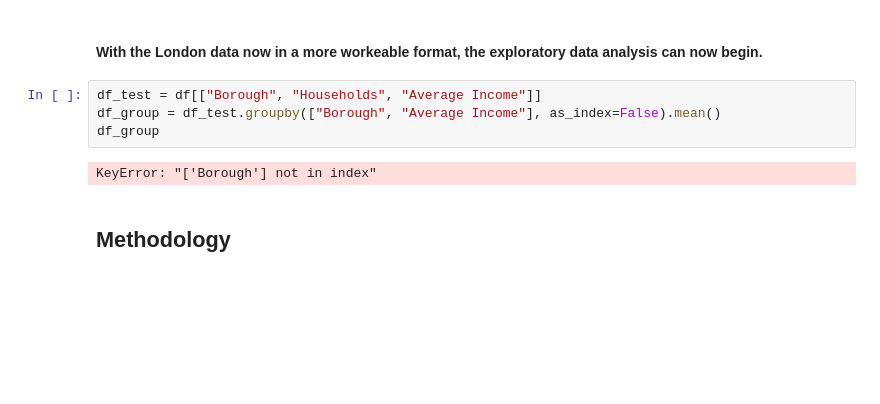
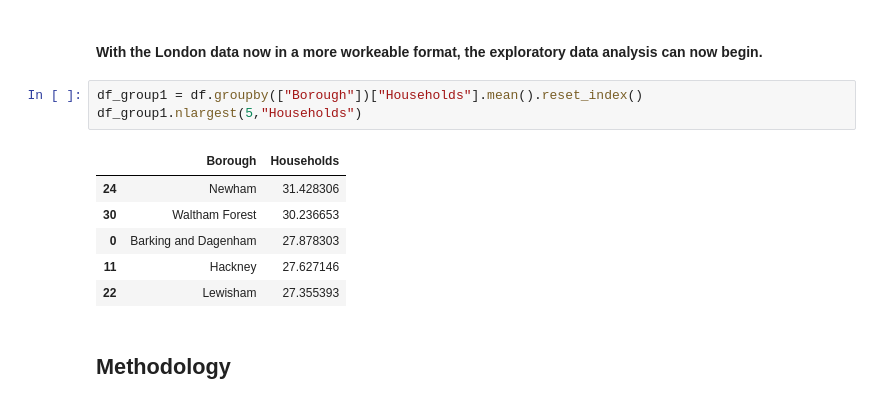
Before and after one commit to caitydows/coursera-capstone, a Jupyter notebook: Battle of the Neighbourhoods.ipynb, the cells around one changed output. Drawn from its saved outputs; the diff is of its cells as text; blank space fills up the shorter version.

```diff
--- a/Battle of the Neighbourhoods.ipynb
+++ b/Battle of the Neighbourhoods.ipynb
@@ -197,12 +197,16 @@ df_top5
 | 132977 | N7 0EG | 51.558271 | -0.135016 | Greater London | Islington | Junction | 620.0 | 233.0 | ... |
 # %% [markdown]
 #### With the London data now in a more workeable format, the exploratory data analysis can now begin.
-# %%
-df_test = df[["Borough", "Households", "Average Income"]]
-df_group = df_test.groupby(["Borough", "Average Income"], as_index=False).mean()
-df_group
-# %% [output]
-KeyError: "['Borough'] not in index"
+# %%
+df_group1 = df.groupby(["Borough"])["Households"].mean().reset_index()
+df_group1.nlargest(5,"Households")
+# %% [output]
+|  | Borough | Households |
+| 24 | Newham | 31.428306 |
+| 30 | Waltham Forest | 30.236653 |
+| 0 | Barking and Dagenham | 27.878303 |
+| 11 | Hackney | 27.627146 |
+| 22 | Lewisham | 27.355393 |
 # %% [markdown]
 ## Methodology
 # %% [markdown]
```
Also changed, not shown: parts of 1 cell of this notebook.
